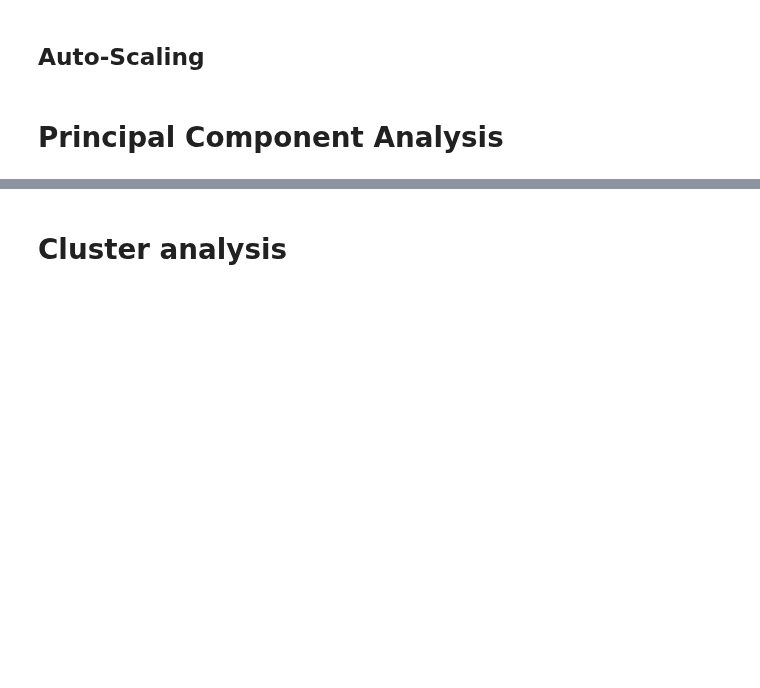
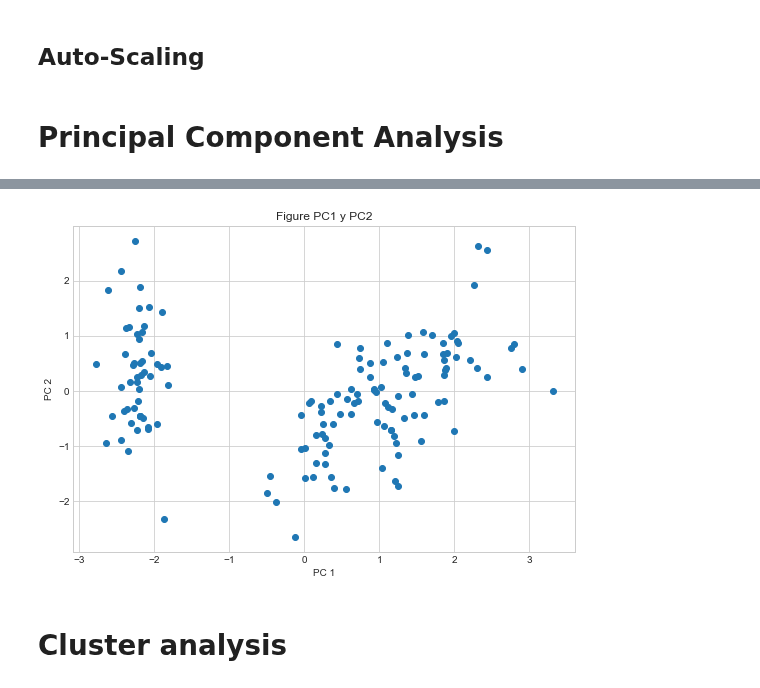
Before and after one commit to BlasFerreira/Machine_Learning, a Jupyter notebook: Unsupervised/2_DimensionalityReduction/Principal_component_analysis/1_iris_case/Iris_case_pca.ipynb, the cells around one changed output, grey strips where cells are left out. Drawn from its saved outputs; the diff is of its cells as text; code cells hidden in the pictures; blank space fills up the shorter version.

```diff
--- a/Unsupervised/2_DimensionalityReduction/Principal_component_analysis/1_iris_case/Iris_case_pca.ipynb
+++ b/Unsupervised/2_DimensionalityReduction/Principal_component_analysis/1_iris_case/Iris_case_pca.ipynb
@@ -143,3 +119,12 @@ plt.show()
+# %%
+plt.figure(figsize=(9,6))
+plt.scatter(xpca[:,0],xpca[:,1])
+plt.xlabel('PC 1')
+plt.ylabel('PC 2')
+plt.title('Figure PC1 y PC2')
+plt.show()
+# %% [output]
+[figure, added]
 # %% [markdown]
 # Cluster analysis
 # %% [markdown]
```
Also changed, not shown: parts of 56 cells of this notebook, 2 other files.
